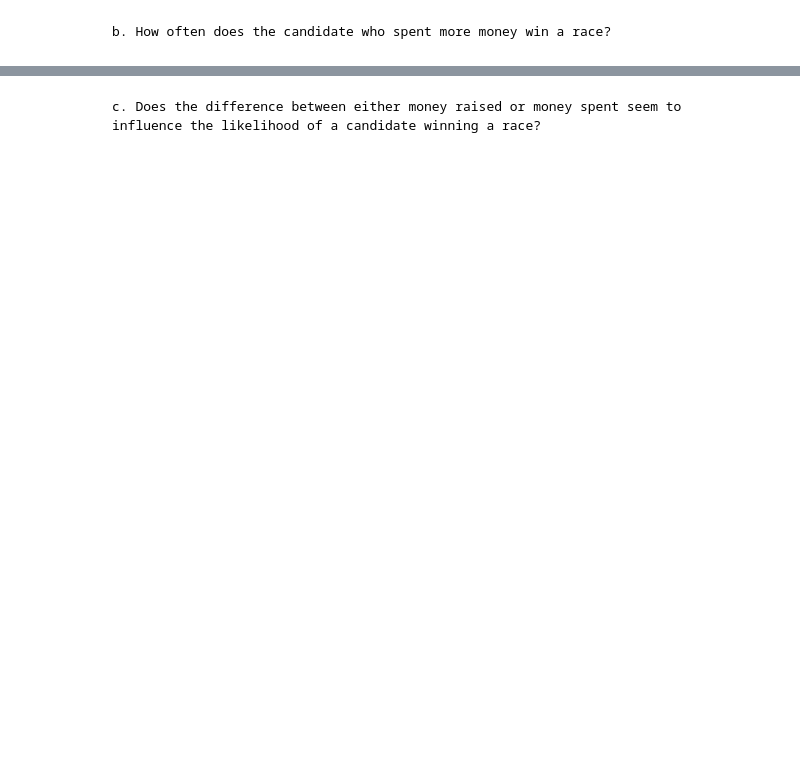
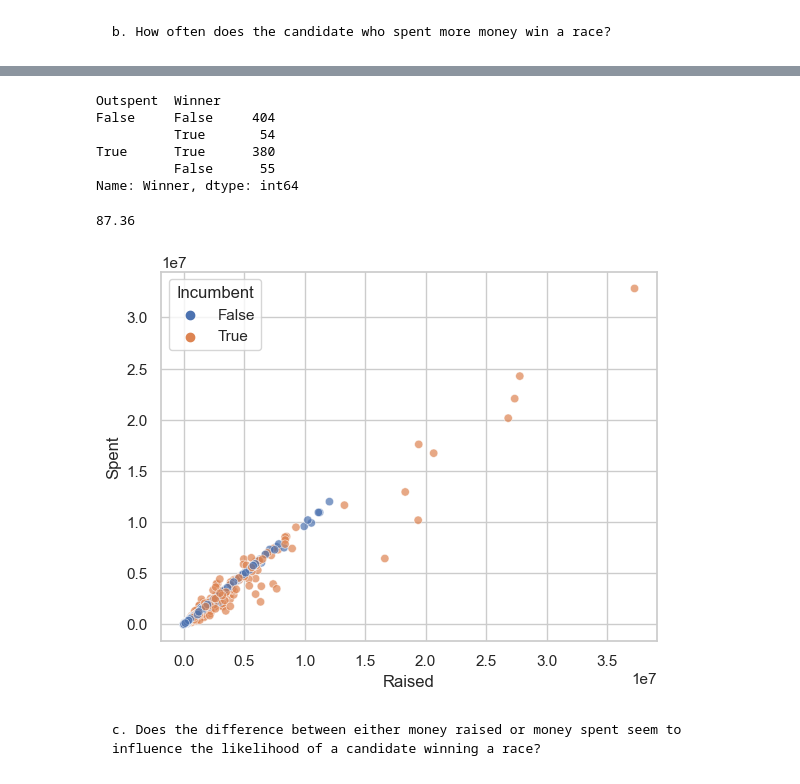
Before and after one commit to nss-data-science-cohort-7/webscraping-open-secrets-boo-tiful-minds, a Jupyter notebook: notebooks/RB_Open_Secrets_EDA.ipynb, the cells around one changed output, grey strips where cells are left out. Cells and saved outputs as stored; diff of their text form; code cells hidden in the pictures; blank space fills up the shorter version.

```diff
--- a/notebooks/RB_Open_Secrets_EDA.ipynb
+++ b/notebooks/RB_Open_Secrets_EDA.ipynb
@@ -248,3 +264,9 @@ sns.boxplot(data=house_race_2020_clean,
 [figure]
 # %% [markdown]
     a. How often does the candidate who raised more money win a race?
+# %%
+#set indexes to state and district
+house_race_ind = house_race_2020_clean.set_index(["State", "District"])
+#house_race_2020_clean.loc[house_race_2020_clean.groupby('State')['District']['Raised'=='Raised.max()]]
+house_race_srt= house_race_ind.sort_index(level=['State', 'District'], ascending=[True, True])
+house_race_srt.head()
@@ -250,0 +281,3 @@ sns.boxplot(data=house_race_2020_clean,
+# %%
+house_race_srt['Outraised']=house_race_srt.groupby(['State','District'])['Raised'].transform(max)==house_race_srt['Raised']
+house_race_srt.head(10)
@@ -251,2 +311,5 @@ sns.boxplot(data=house_race_2020_clean,
 # %% [markdown]
     b. How often does the candidate who spent more money win a race?
+# %%
+house_race_srt['Outspent']=house_race_srt.groupby(['State','District'])['Spent'].transform(max)==house_race_srt['Spent']
+house_race_srt.head(10)
@@ -253,2 +329,24 @@ sns.boxplot(data=house_race_2020_clean,
+# %%
+outspent=house_race_srt.groupby('Outspent')['Winner'].value_counts()
+outspent
+# %% [output]
+Outspent  Winner
+False     False     404
+          True       54
+True      True      380
+          False      55
+Name: Winner, dtype: int64
+# %%
+round(380/(380+55)*100,2)
+# %% [output]
+87.36
+# %%
+sns.scatterplot(data=house_race_srt,
+                x='Raised',
+                y='Spent',
+                hue='Incumbent',
+                alpha=0.7);
+# %% [output]
+[figure, added]
 # %% [markdown]
     c. Does the difference between either money raised or money spent seem to influence the likelihood of a candidate winning a race?
```
Also changed, not shown: parts of 35 cells of this notebook.
